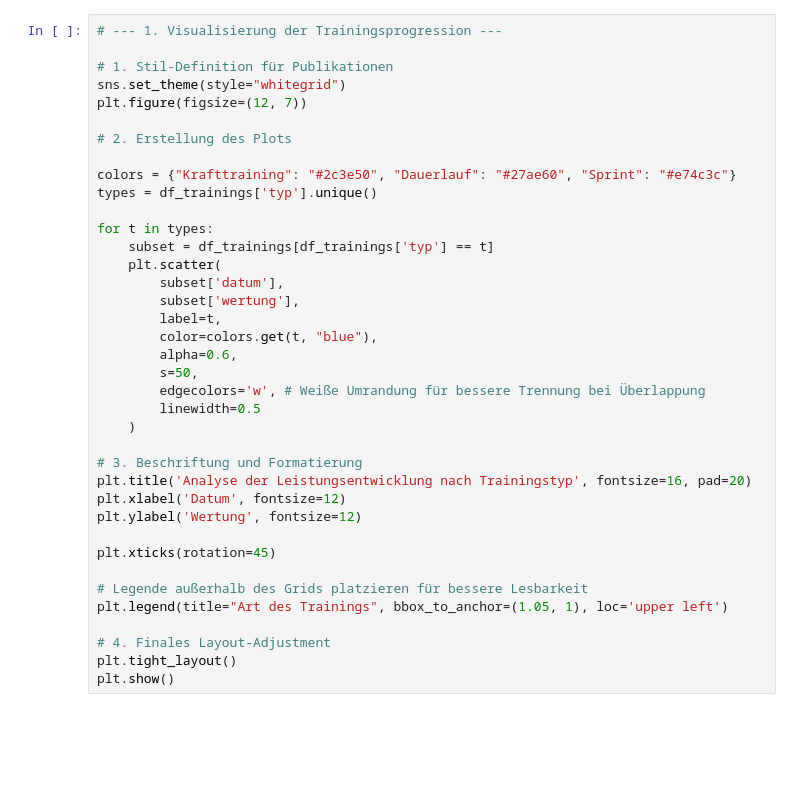
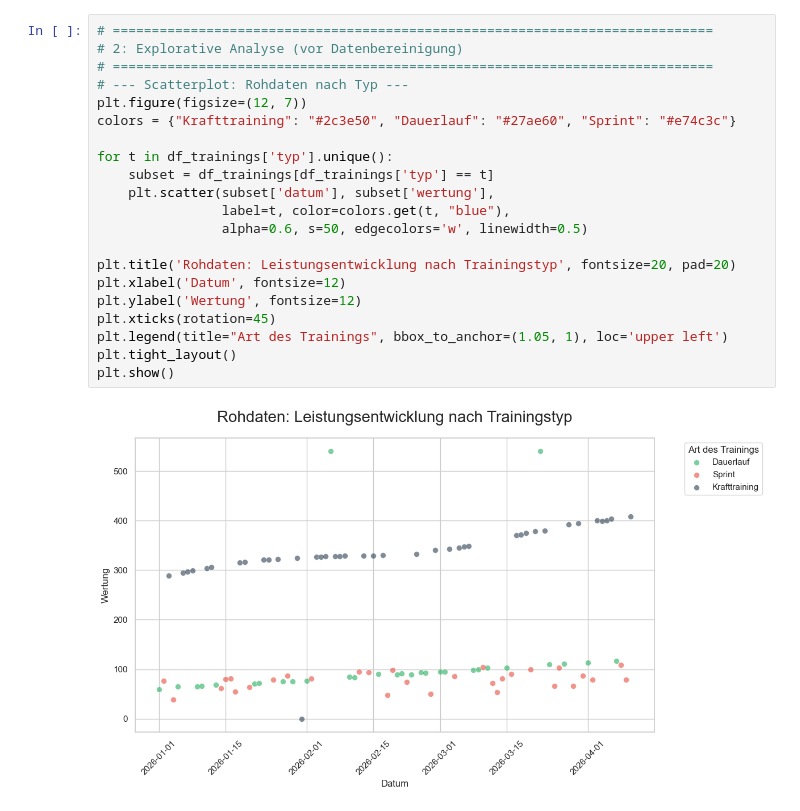
Before and after one commit to 39761/fitness-data-analyzer, a Jupyter notebook: notebooks/analysis.ipynb, the cells around one changed output. Saved outputs shown, nothing was run; the diff lists cells and outputs as text; blank space fills up the shorter version.

```diff
--- a/notebooks/analysis.ipynb
+++ b/notebooks/analysis.ipynb
@@ -22,39 +31,24 @@ df_trainings.head()
 # %%
-# --- 1. Visualisierung der Trainingsprogression ---
+# =============================================================================
+# 2: Explorative Analyse (vor Datenbereinigung)
+# =============================================================================
+# --- Scatterplot: Rohdaten nach Typ ---
+plt.figure(figsize=(12, 7))
+colors = {"Krafttraining": "#2c3e50", "Dauerlauf": "#27ae60", "Sprint": "#e74c3c"}
 
-# 1. Stil-Definition für Publikationen
-sns.set_theme(style="whitegrid")
-plt.figure(figsize=(12, 7))
+for t in df_trainings['typ'].unique():
+    subset = df_trainings[df_trainings['typ'] == t]
+    plt.scatter(subset['datum'], subset['wertung'],
+                label=t, color=colors.get(t, "blue"),
+                alpha=0.6, s=50, edgecolors='w', linewidth=0.5)
 
-# 2. Erstellung des Plots
-
-colors = {"Krafttraining": "#2c3e50", "Dauerlauf": "#27ae60", "Sprint": "#e74c3c"}
-types = df_trainings['typ'].unique()
-
-for t in types:
-    subset = df_trainings[df_trainings['typ'] == t]
-    plt.scatter(
-        subset['datum'],
-        subset['wertung'],
-        label=t,
-        color=colors.get(t, "blue"),
-        alpha=0.6,
-        s=50,
-        edgecolors='w', # Weiße Umrandung für bessere Trennung bei Überlappung
-        linewidth=0.5
-    )
-
-# 3. Beschriftung und Formatierung
-plt.title('Analyse der Leistungsentwicklung nach Trainingstyp', fontsize=16, pad=20)
+plt.title('Rohdaten: Leistungsentwicklung nach Trainingstyp', fontsize=20, pad=20)
 plt.xlabel('Datum', fontsize=12)
 plt.ylabel('Wertung', fontsize=12)
-
 plt.xticks(rotation=45)
-
-# Legende außerhalb des Grids platzieren für bessere Lesbarkeit
 plt.legend(title="Art des Trainings", bbox_to_anchor=(1.05, 1), loc='upper left')
-
-# 4. Finales Layout-Adjustment
 plt.tight_layout()
 plt.show()
+# %% [output]
+[figure, added]
 # %%
```
Also changed, not shown: parts of 6 cells of this notebook, 5 other files.
